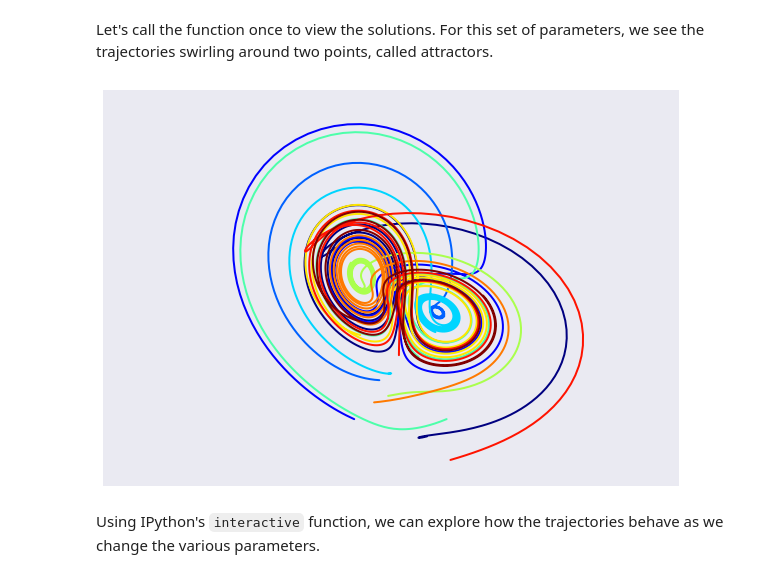
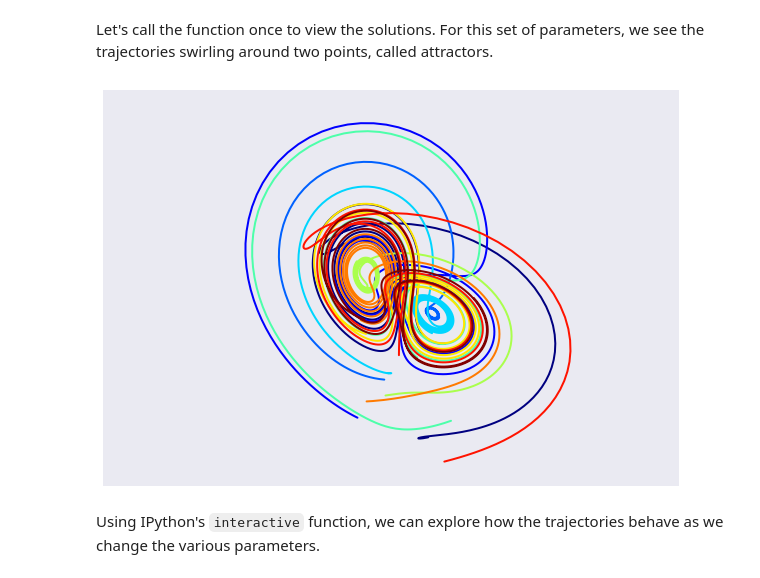
Before and after one commit to Carreau/talks, a Jupyter notebook: plos-11-02-2016/Lorenz Differential Equations.ipynb, the cells around one changed output. Cells and saved outputs as stored; diff of their text form; code cells hidden in the pictures.

```diff
--- a/plos-11-02-2016/Lorenz Differential Equations.ipynb
+++ b/plos-11-02-2016/Lorenz Differential Equations.ipynb
@@ -77,9 +78,9 @@ def solve_lorenz(N=10, angle=0.0, max_time=4.0, σ=10.0, β=8./3, ρ=28.0, ret=T
 # %% [markdown]
 Let's call the function once to view the solutions. For this set of parameters, we see the trajectories swirling around two points, called attractors.
 # %%
-t, x_t = solve_lorenz(angle=0, N=10)
+t, x_t = solve_lorenz(angle=5, N=10)
 # %% [output]
-[figure, old version]
+[figure, new version]
 # %% [markdown]
 Using IPython's `interactive` function, we can explore how the trajectories behave as we change the various parameters.
 # %%
```
Also changed, not shown: parts of 12 cells of this notebook, 3 other files.
